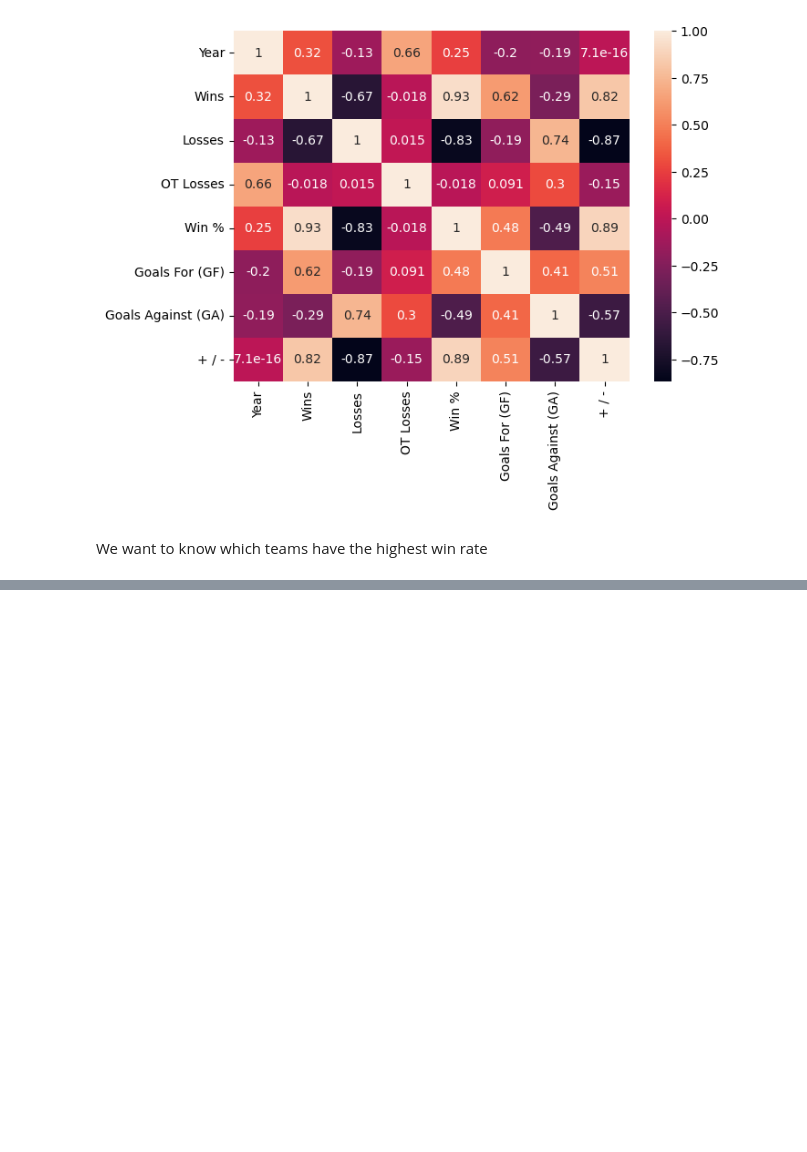
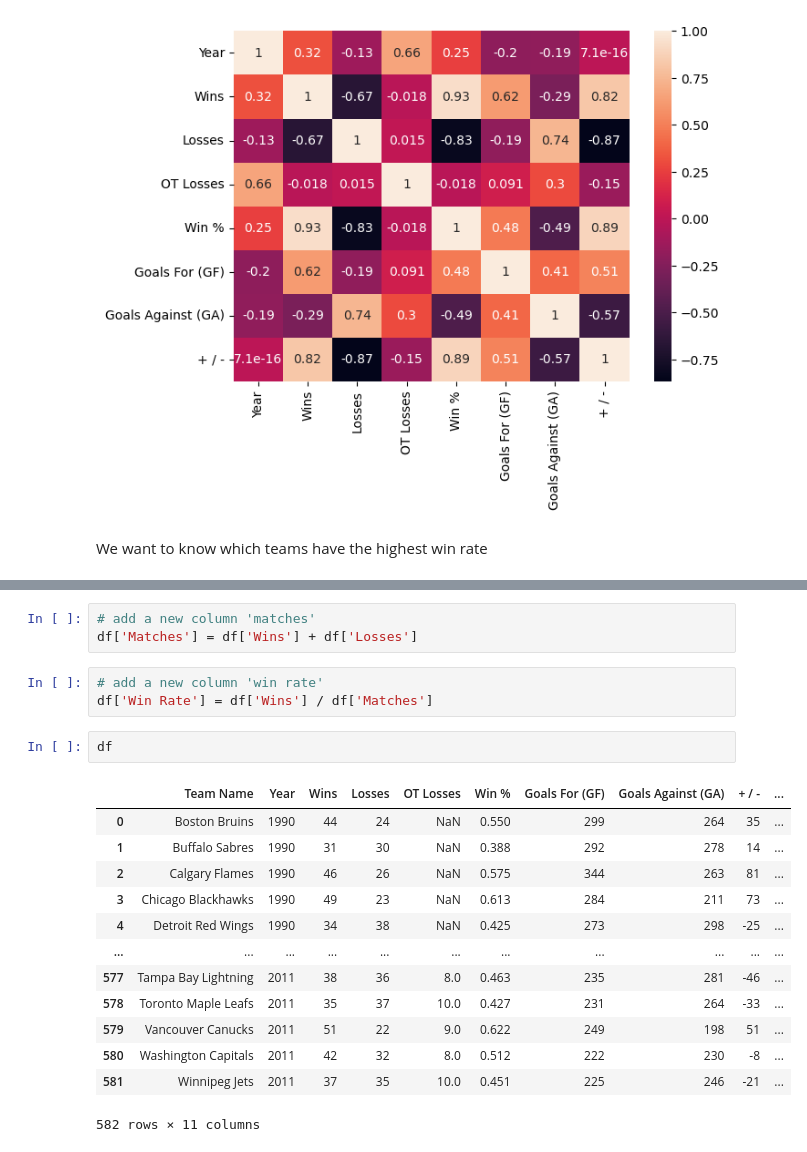
Before and after one commit to ni-lie/web-scraping-plus-eda, a Jupyter notebook: main.ipynb, the cells around one changed output, grey strips where cells are left out. Cells and saved outputs as stored; diff of their text form; blank space fills up the shorter version.

```diff
--- a/main.ipynb
+++ b/main.ipynb
@@ -254,0 +261,22 @@ df2
+# %%
+# add a new column 'matches'
+df['Matches'] = df['Wins'] + df['Losses']
+# %%
+# add a new column 'win rate'
+df['Win Rate'] = df['Wins'] / df['Matches']
+# %%
+df
+# %% [output]
+|  | Team Name | Year | Wins | Losses | OT Losses | Win % | Goals For (GF) | Goals Against (GA) | + / - | ... |
+| 0 | Boston Bruins | 1990 | 44 | 24 | NaN | 0.550 | 299 | 264 | 35 | ... |
+| 1 | Buffalo Sabres | 1990 | 31 | 30 | NaN | 0.388 | 292 | 278 | 14 | ... |
+| 2 | Calgary Flames | 1990 | 46 | 26 | NaN | 0.575 | 344 | 263 | 81 | ... |
+| 3 | Chicago Blackhawks | 1990 | 49 | 23 | NaN | 0.613 | 284 | 211 | 73 | ... |
+| 4 | Detroit Red Wings | 1990 | 34 | 38 | NaN | 0.425 | 273 | 298 | -25 | ... |
+| ... | ... | ... | ... | ... | ... | ... | ... | ... | ... | ... |
+| 577 | Tampa Bay Lightning | 2011 | 38 | 36 | 8.0 | 0.463 | 235 | 281 | -46 | ... |
+| 578 | Toronto Maple Leafs | 2011 | 35 | 37 | 10.0 | 0.427 | 231 | 264 | -33 | ... |
+| 579 | Vancouver Canucks | 2011 | 51 | 22 | 9.0 | 0.622 | 249 | 198 | 51 | ... |
+| 580 | Washington Capitals | 2011 | 42 | 32 | 8.0 | 0.512 | 222 | 230 | -8 | ... |
+| 581 | Winnipeg Jets | 2011 | 37 | 35 | 10.0 | 0.451 | 225 | 246 | -21 | ... |
+582 rows × 11 columns
```
Also changed, not shown: parts of 2 cells of this notebook.
